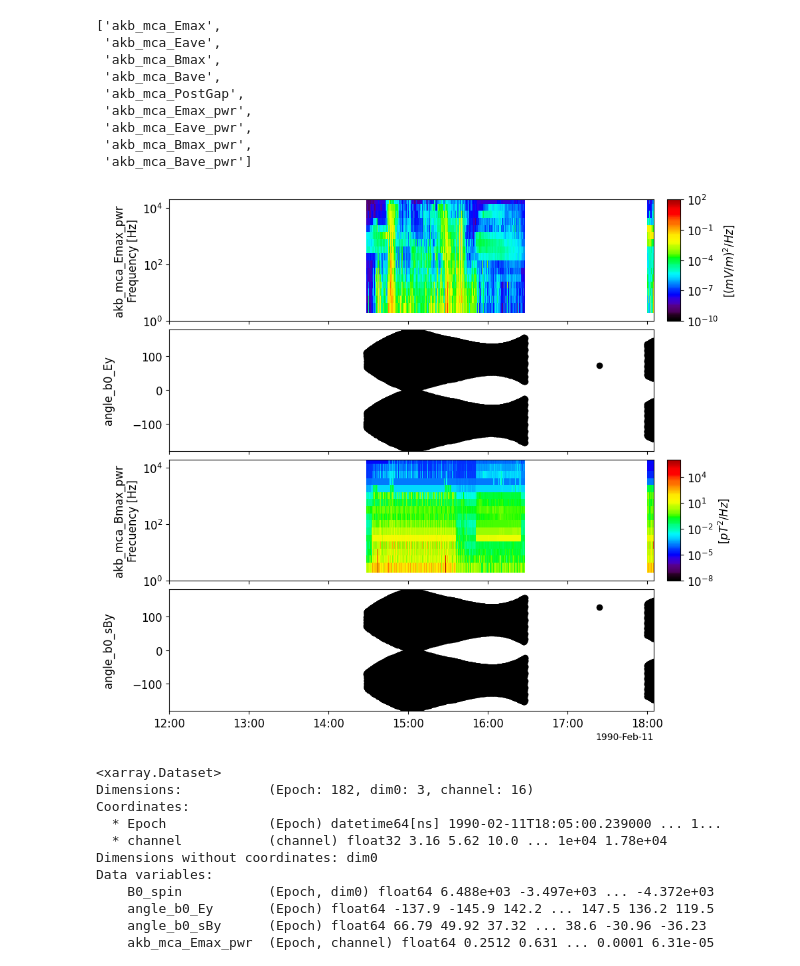
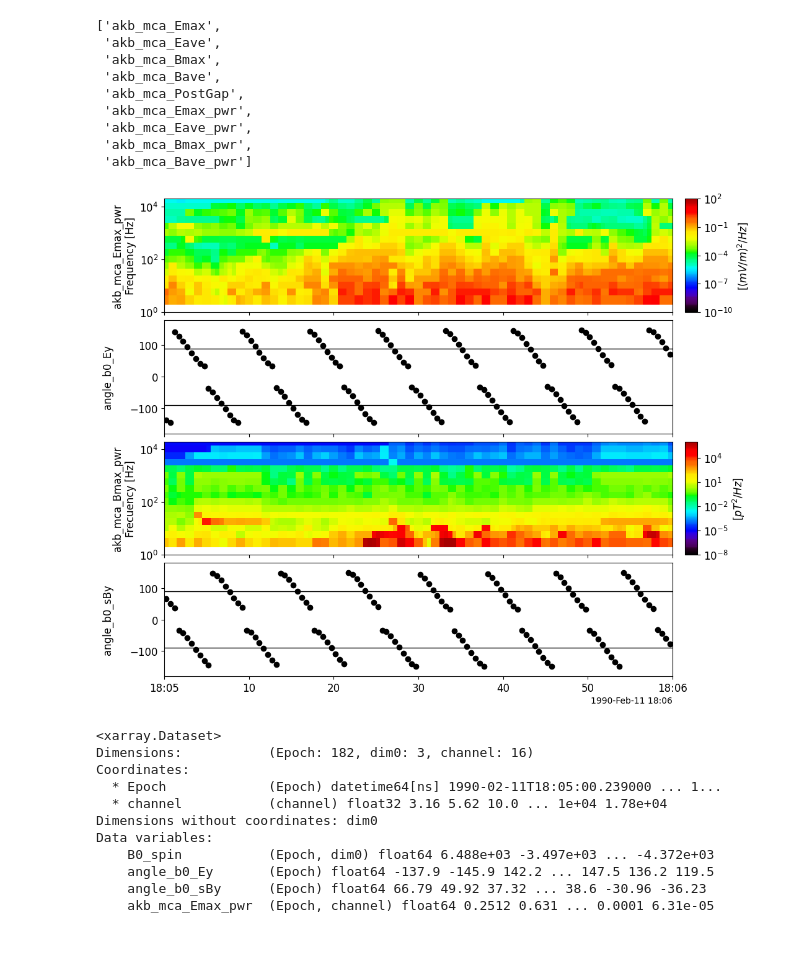
Before and after one commit to shuji-onosawa/akebono_analysis, a Jupyter notebook: src/ishigaya_extend.ipynb, the cells around one changed output. Cells and saved outputs as stored; diff of their text form; code cells hidden in the pictures; blank space fills up the shorter version.

Commit message:
add databar and get E_axis array

```diff
--- a/src/ishigaya_extend.ipynb
+++ b/src/ishigaya_extend.ipynb
@@ -977,20 +977,20 @@ pytplot.tplot_names()
 # %%
 angle_b0_Ey = ds['angle_b0_Ey']
 akb_mca_Emax = ds['akb_mca_Emax_pwr']
 angle_b0_sBy = ds['angle_b0_sBy']
 akb_mca_Bmax = ds['akb_mca_Bmax_pwr']
 
 pytplot.store_data('angle_b0_Ey', data={'x':angle_b0_Ey['Epoch'].data, 'y':angle_b0_Ey.data})
 pytplot.store_data('angle_b0_sBy', data={'x':angle_b0_sBy['Epoch'].data, 'y':angle_b0_sBy.data})
 
 pytplot.options('angle_b0_Ey', opt_dict={'yrange':[-180, 180], 'marker':'o', 'line_style':'none'})
 pytplot.options('angle_b0_sBy', opt_dict={'yrange':[-180, 180], 'marker':'o', 'line_style':'none'})
-
-pytplot.tlimit(['1990-02-11 18:05:00', '1990-02-11 18:10:00'])
+pytplot.timebar([-90, 90], ['angle_b0_sBy', 'angle_b0_Ey'], databar=True)
+pytplot.tlimit(['1990-02-11 18:05:00', '1990-02-11 18:06:00'])
 pytplot.tplot(['akb_mca_Emax_pwr', 'angle_b0_Ey', 'akb_mca_Bmax_pwr', 'angle_b0_sBy'],
               xsize=10, ysize=10)
 # %% [output]
-[figure, old version]
+[figure, new version]
 # %%
 # datasetのある時間帯を指定
 sub_dataset = ds.sel(Epoch=slice('1990-02-11 18:05:00', '1990-02-11 18:06:30'))
```
Also changed, not shown: parts of 8 cells of this notebook.
